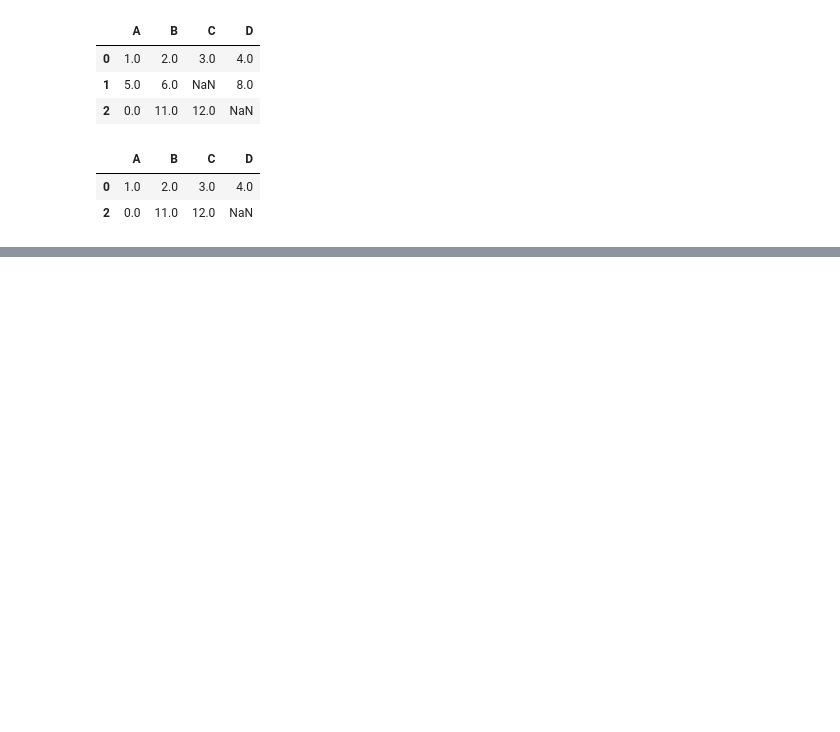
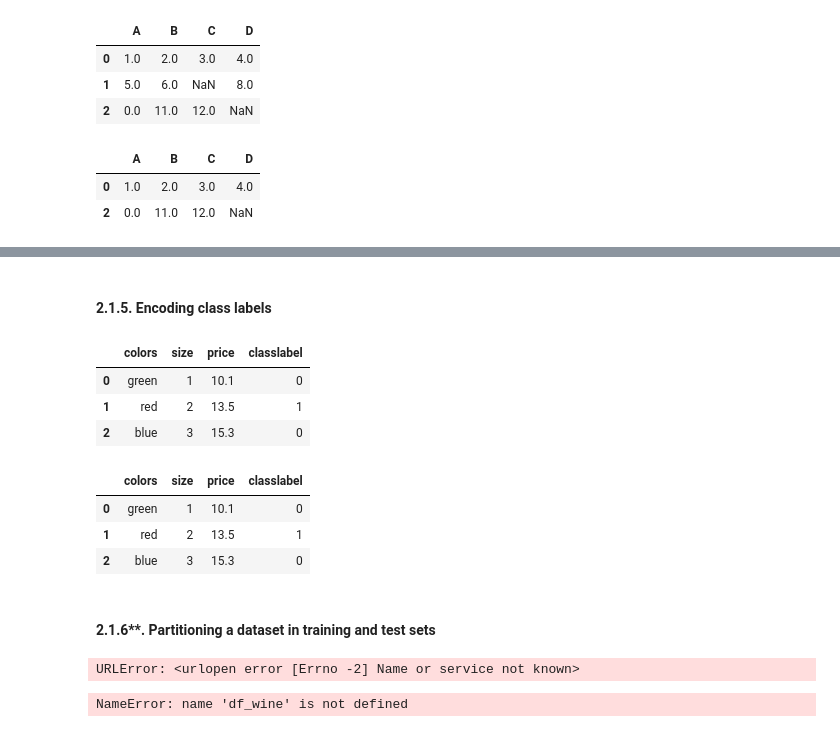
Before and after one commit to nguyenhoangson/Machine-Learning, a Jupyter notebook: TryPythonTool/test_python_tools.ipynb, the cells around one changed output, grey strips where cells are left out. Drawn from its saved outputs; the diff is of its cells as text; code cells hidden in the pictures; blank space fills up the shorter version.

```diff
--- a/TryPythonTool/test_python_tools.ipynb
+++ b/TryPythonTool/test_python_tools.ipynb
@@ -108,0 +161,57 @@ df.dropna(subset=['C'])
+# %% [markdown]
+#### 2.1.5. Encoding class labels
+# %%
+# Encoding class labels into numeric values
+import numpy as np
+class_maping = {label:idx for idx,label in
+               enumerate(np.unique(df['classlabel']))}
+class_maping
+
+df['classlabel'] = df['classlabel'].map(class_maping)
+df
+# %% [output]
+|  | colors | size | price | classlabel |
+| 0 | green | 1 | 10.1 | 0 |
+| 1 | red | 2 | 13.5 | 1 |
+| 2 | blue | 3 | 15.3 | 0 |
+# %%
+# Alternative from scikit-learn that achieves the same
+from sklearn.preprocessing import LabelEncoder
+class_le = LabelEncoder()
+y = class_le.fit_transform(df['classlabel'].values)
+df['classlabel'] = y
+df
+# %% [output]
+|  | colors | size | price | classlabel |
+| 0 | green | 1 | 10.1 | 0 |
+| 1 | red | 2 | 13.5 | 1 |
+| 2 | blue | 3 | 15.3 | 0 |
+# %% [markdown]
+#### 2.1.6**. Partitioning a dataset in training and test sets
+# %%
+# Get the data from public
+df_wine = pd.read_csv('https://archive.ics.uci.edu/ml/machine-learning-databases/wine/wine.data', header=None)
+df_wine.columns =['Class label', 'Alcohol',
+                  'Malic acid', 'Ash',
+                  'Alcalinity of ash', 'Magnesium',
+                  'Total phenols', 'Flavanoids',
+                  'Nonflavanoid phenols',
+                  'Proanthocyanins',
+                  'Color intensity', 'Hue',
+                  'OD280/OD315 of diluted wines',
+                  'Proline']
+
+df_wine.head()
+# %% [output]
+URLError: <urlopen error [Errno -2] Name or service not known>
+# %%
+# Randomly partition into training and test sets
+from sklearn.cross_validation import train_test_split
+
+# Assign NumPy array representation of feature columns 1-13 to the variable x
+# Assign NumPy array the class labels from the first column to the variable y
+X, y = df_wine.iloc[:, 1:].values, df_wine.iloc[:, 0].values
+
+X_train, X_test, y_train, y_test = train_test_split(X, y, test_size=0.3, random_state=0)
+# %% [output]
+NameError: name 'df_wine' is not defined
```
Also changed, not shown: parts of 9 cells of this notebook, 1 other file.
